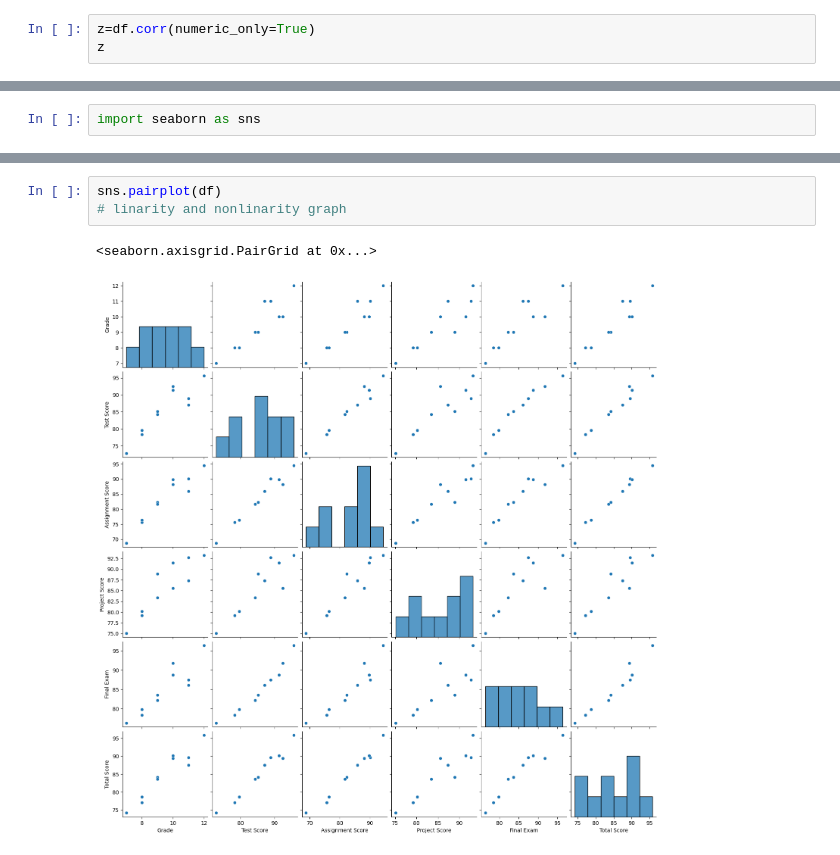
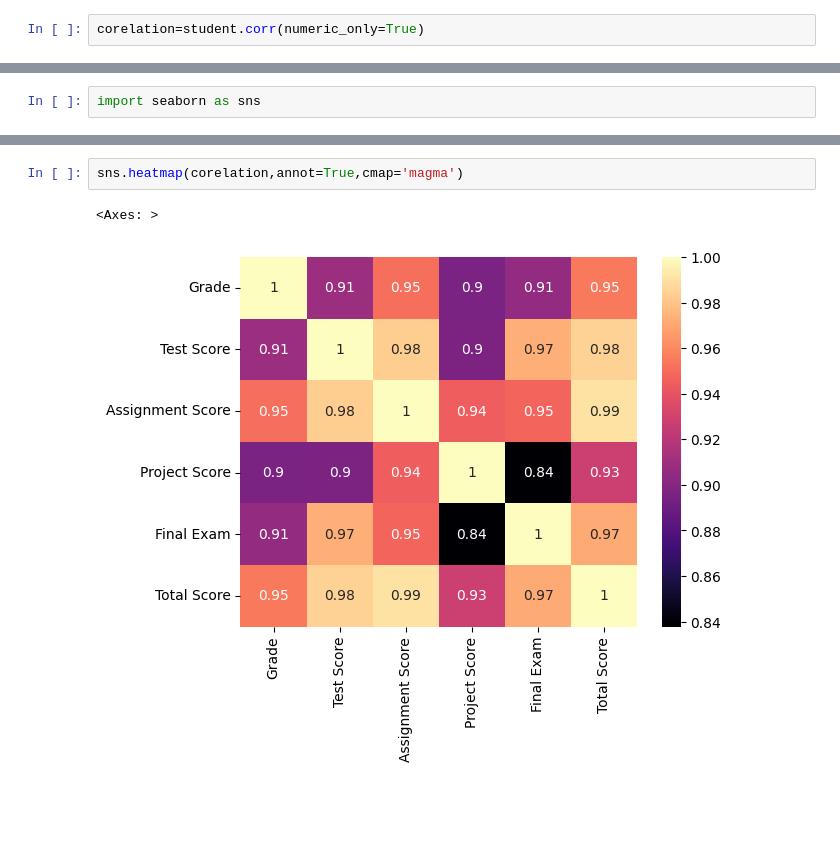
Before and after one commit to PreranaSangar/Data-Science, a Jupyter notebook: EDA.ipynb, the cells around one changed output, grey strips where cells are left out. Drawn from its saved outputs; the diff is of its cells as text; blank space fills up the shorter version.

```diff
--- a/EDA.ipynb
+++ b/EDA.ipynb
@@ -152,3 +148,2 @@ df.tail(10)
 # %%
-z=df.corr(numeric_only=True)
-z
+corelation=student.corr(numeric_only=True)
@@ -236,6 +162,5 @@ array([[<Axes: title={'center': 'Grade'}>,
-# %%
-sns.pairplot(df)
-# linarity and nonlinarity graph
-# %% [output]
-<seaborn.axisgrid.PairGrid at 0x...>
-[figure, removed]
+# %%
+sns.heatmap(corelation,annot=True,cmap='magma')
+# %% [output]
+<Axes: >
+[figure, added]
```
Also changed, not shown: parts of 37 cells of this notebook.
